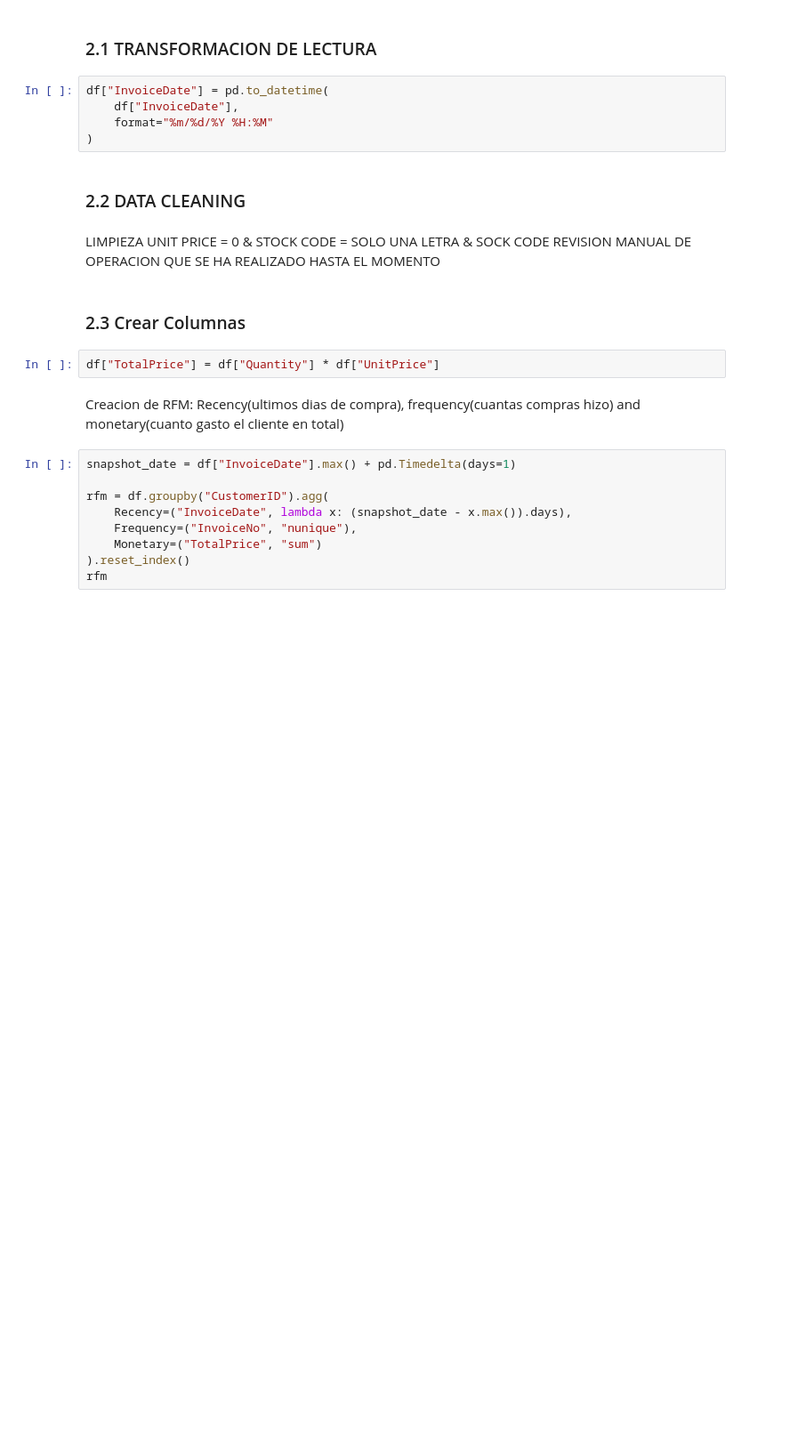
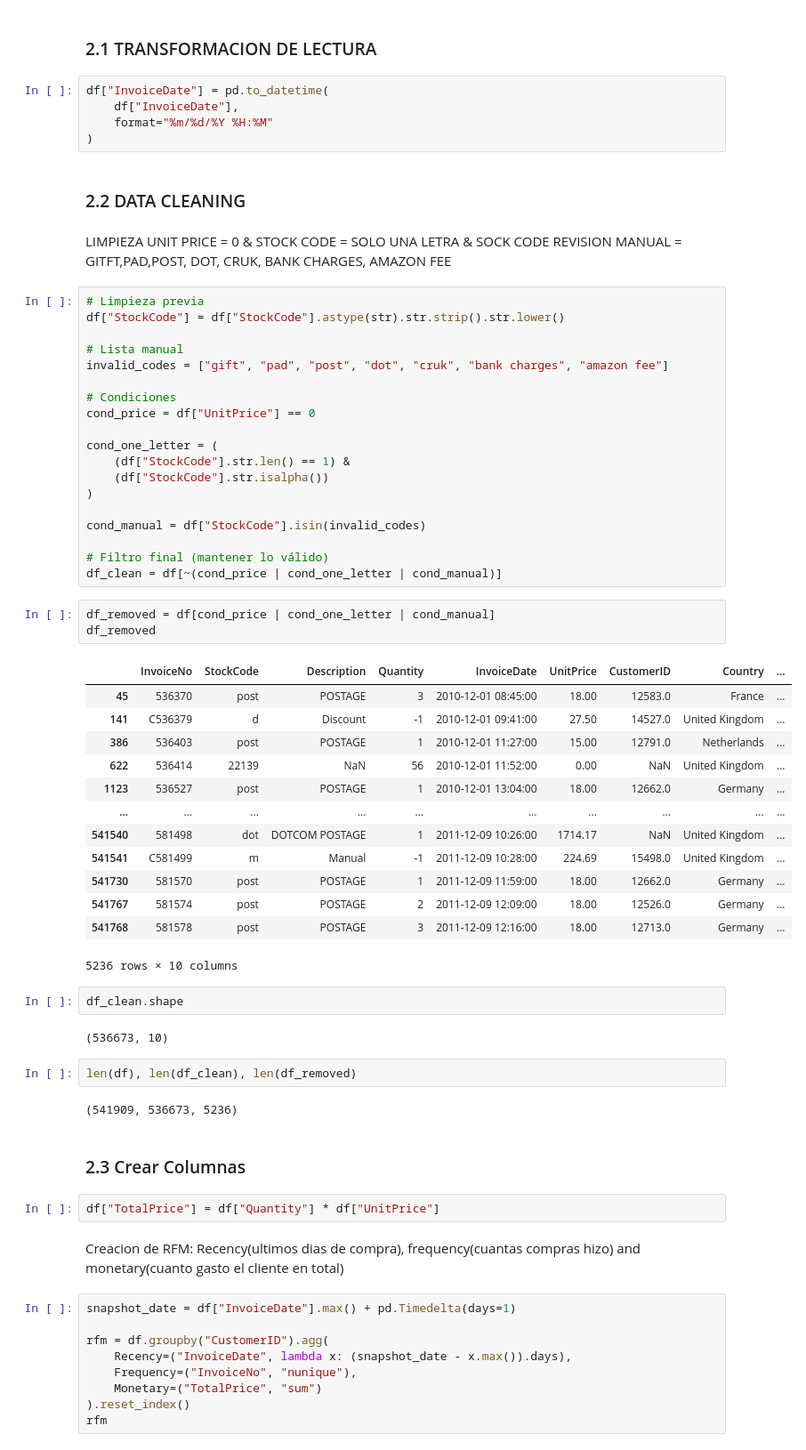
Before and after one commit to Rick2898/Clustering, a Jupyter notebook: clusteting.ipynb, the cells around one changed output. Shown at 89% size. Drawn from its saved outputs; the diff is of its cells as text; blank space fills up the shorter version.

Commit message:
todo hasta data cleaning inicial

```diff
--- a/clusteting.ipynb
+++ b/clusteting.ipynb
@@ -262,7 +262,51 @@ df["InvoiceDate"] = pd.to_datetime(
 # %% [markdown]
 ### 2.2 DATA CLEANING
 # %% [markdown]
-LIMPIEZA UNIT PRICE = 0 & STOCK CODE = SOLO UNA LETRA & SOCK CODE REVISION MANUAL DE OPERACION QUE SE HA REALIZADO HASTA EL MOMENTO
+LIMPIEZA UNIT PRICE = 0 & STOCK CODE = SOLO UNA LETRA & SOCK CODE REVISION MANUAL = GITFT,PAD,POST, DOT, CRUK, BANK CHARGES, AMAZON FEE
+# %%
+# Limpieza previa
+df["StockCode"] = df["StockCode"].astype(str).str.strip().str.lower()
+
+# Lista manual
+invalid_codes = ["gift", "pad", "post", "dot", "cruk", "bank charges", "amazon fee"]
+
+# Condiciones
+cond_price = df["UnitPrice"] == 0
+
+cond_one_letter = (
+    (df["StockCode"].str.len() == 1) &
+    (df["StockCode"].str.isalpha())
+)
+
+cond_manual = df["StockCode"].isin(invalid_codes)
+
+# Filtro final (mantener lo válido)
+df_clean = df[~(cond_price | cond_one_letter | cond_manual)]
+# %%
+df_removed = df[cond_price | cond_one_letter | cond_manual]
+df_removed
+# %% [output]
+|  | InvoiceNo | StockCode | Description | Quantity | InvoiceDate | UnitPrice | CustomerID | Country | ... |
+| 45 | 536370 | post | POSTAGE | 3 | 2010-12-01 08:45:00 | 18.00 | 12583.0 | France | ... |
+| 141 | C536379 | d | Discount | -1 | 2010-12-01 09:41:00 | 27.50 | 14527.0 | United Kingdom | ... |
+| 386 | 536403 | post | POSTAGE | 1 | 2010-12-01 11:27:00 | 15.00 | 12791.0 | Netherlands | ... |
+| 622 | 536414 | 22139 | NaN | 56 | 2010-12-01 11:52:00 | 0.00 | NaN | United Kingdom | ... |
+| 1123 | 536527 | post | POSTAGE | 1 | 2010-12-01 13:04:00 | 18.00 | 12662.0 | Germany | ... |
+| ... | ... | ... | ... | ... | ... | ... | ... | ... | ... |
+| 541540 | 581498 | dot | DOTCOM POSTAGE | 1 | 2011-12-09 10:26:00 | 1714.17 | NaN | United Kingdom | ... |
+| 541541 | C581499 | m | Manual | -1 | 2011-12-09 10:28:00 | 224.69 | 15498.0 | United Kingdom | ... |
+| 541730 | 581570 | post | POSTAGE | 1 | 2011-12-09 11:59:00 | 18.00 | 12662.0 | Germany | ... |
+| 541767 | 581574 | post | POSTAGE | 2 | 2011-12-09 12:09:00 | 18.00 | 12526.0 | Germany | ... |
+| 541768 | 581578 | post | POSTAGE | 3 | 2011-12-09 12:16:00 | 18.00 | 12713.0 | Germany | ... |
+5236 rows × 10 columns
+# %%
+df_clean.shape
+# %% [output]
+(536673, 10)
+# %%
+len(df), len(df_clean), len(df_removed)
+# %% [output]
+(541909, 536673, 5236)
 # %% [markdown]
 ### 2.3 Crear Columnas
 # %%
```
Also changed, not shown: parts of 2 cells of this notebook.
